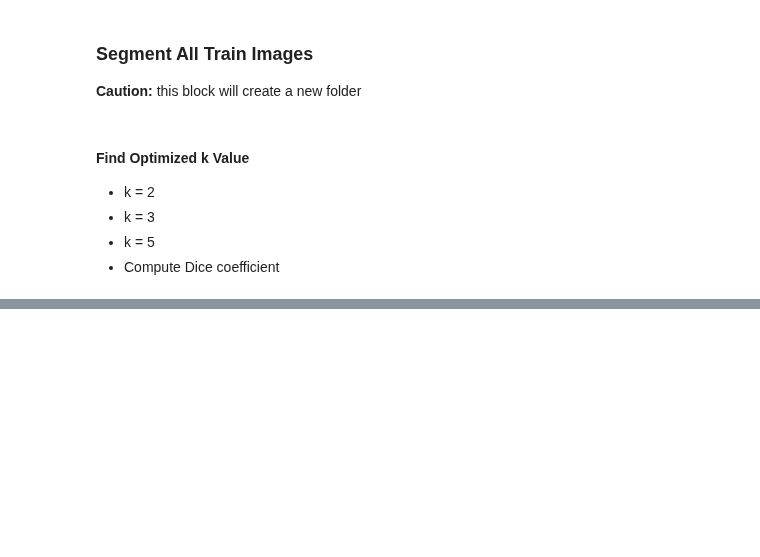
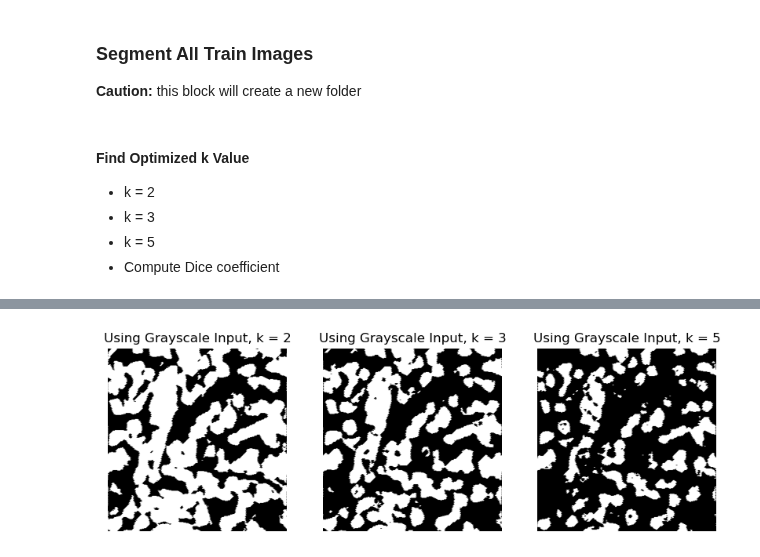
Before and after one commit to wangelam/ecse415Final, a Jupyter notebook: unsupervised.ipynb, the cells around one changed output, grey strips where cells are left out. Cells and saved outputs as stored; diff of their text form; code cells hidden in the pictures; blank space fills up the shorter version.

Commit message:
completed kmeans

```diff
--- a/unsupervised.ipynb
+++ b/unsupervised.ipynb
@@ -152,0 +173,14 @@ def dice_coefficient(img1,img2):
+# %%
+_, mask = mask_preprocess(tester, mask_path)
+
+# K = 2
+dice = dice_coefficient(mask, k2_b)
+print(f'Dice Score for k=2 is {dice}')
+
+# K = 3
+dice = dice_coefficient(mask, k3_b)
+print(f'Dice Score for k=3 is {dice}')
+
+# K = 5
+dice = dice_coefficient(mask, k5_b)
+print(f'Dice Score for k=5 is {dice}')
@@ -152,0 +193,69 @@ def dice_coefficient(img1,img2):
+# %%
+def KMean_gray(image_name, k, download):
+    image = cv.cvtColor(cv.imread(os.path.join(rgb_path, image_name)), cv.COLOR_BGR2GRAY)
+    original_image = image.copy()
+
+    # Convert to 2D rgb array and float type
+    image = image.reshape((-1,3))
+    image = np.float32(image)
+    # plt.imshow(image)
+
+    # Define criteria for termination: 100 iterations or 100 accuracy
+    criteria = (cv.TERM_CRITERIA_EPS + cv.TERM_CRITERIA_MAX_ITER, 100, 1.0)
+
+    # Perform K Means
+    _, labels, centers = cv.kmeans(image, k, None, criteria, 10, cv.KMEANS_RANDOM_CENTERS)
+
+    centers = np.uint8(centers)
+    segmented_image = centers[labels.flatten()]
+    segmented_image = segmented_image.reshape((original_image.shape))
+
+
+    # Switch
+    if download == True:
+        return segmented_image
+    else:
+        # Plot the segmented image
+        plt.imshow(segmented_image)
+
+tester = 'TCGA-A1-A0SP-DX1_id-5ea4095addda5f8398977ebc_left-7807_top-53960_bottom-54248_right-8089.png'
+k2 = KMean_gray(tester, 2, True)
+k3 = KMean_gray(tester, 3, True)
+k5 = KMean_gray(tester, 5, True)
+
+## Measure Dice Score ##
+k2_b = mask_binarize(k2)
+k3_b = mask_binarize(k3)
+k5_b = mask_binarize(k5)
+
+## Visualize ##
+plt.figure(figsize=(10, 3.25))
+plt.subplot(1, 3, 1)
+plt.imshow(k2_b, cmap='gray')
+plt.title("Using Grayscale Input, k = 2")
+plt.axis("off")
+
+plt.subplot(1, 3, 2)
+plt.imshow(k3_b, cmap='gray')
+plt.title("Using Grayscale Input, k = 3")
+plt.axis("off")
+
+plt.subplot(1, 3, 3)
+plt.imshow(k5_b, cmap='gray')
+plt.title("Using Grayscale Input, k = 5")
+plt.axis("off")
+
+_, mask = mask_preprocess(tester, mask_path)
+
+# K = 2
+dice = dice_coefficient(mask, k2_b)
+print(f'Dice Score for k=2 is {dice}')
+
+# K = 3
+dice = dice_coefficient(mask, k3_b)
+print(f'Dice Score for k=3 is {dice}')
+
+# K = 5
+dice = dice_coefficient(mask, k5_b)
+print(f'Dice Score for k=5 is {dice}')
+# %% [output]
@@ -152,0 +265 @@ def dice_coefficient(img1,img2):
+[figure, added]
```
Also changed, not shown: parts of 9 cells of this notebook.
